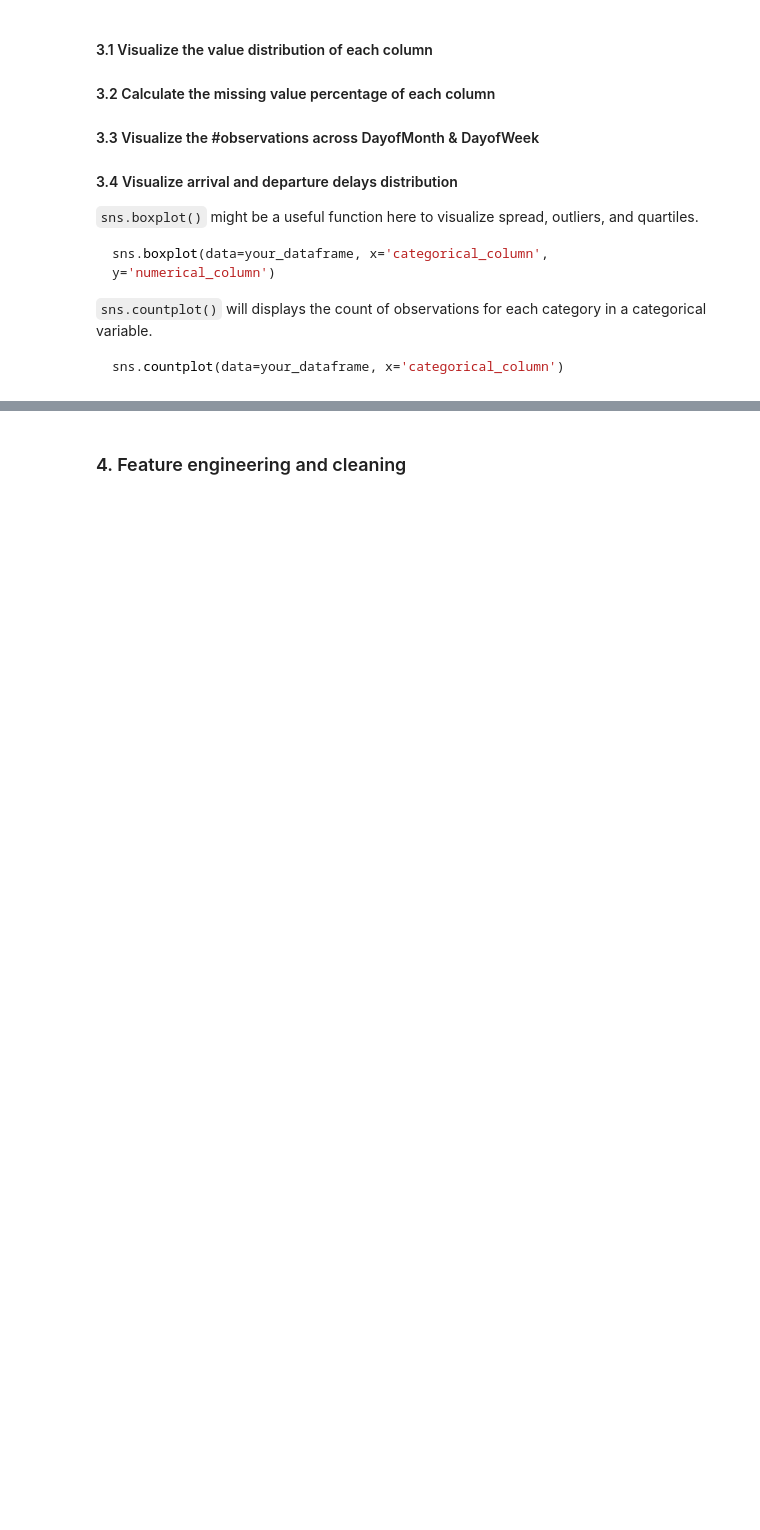
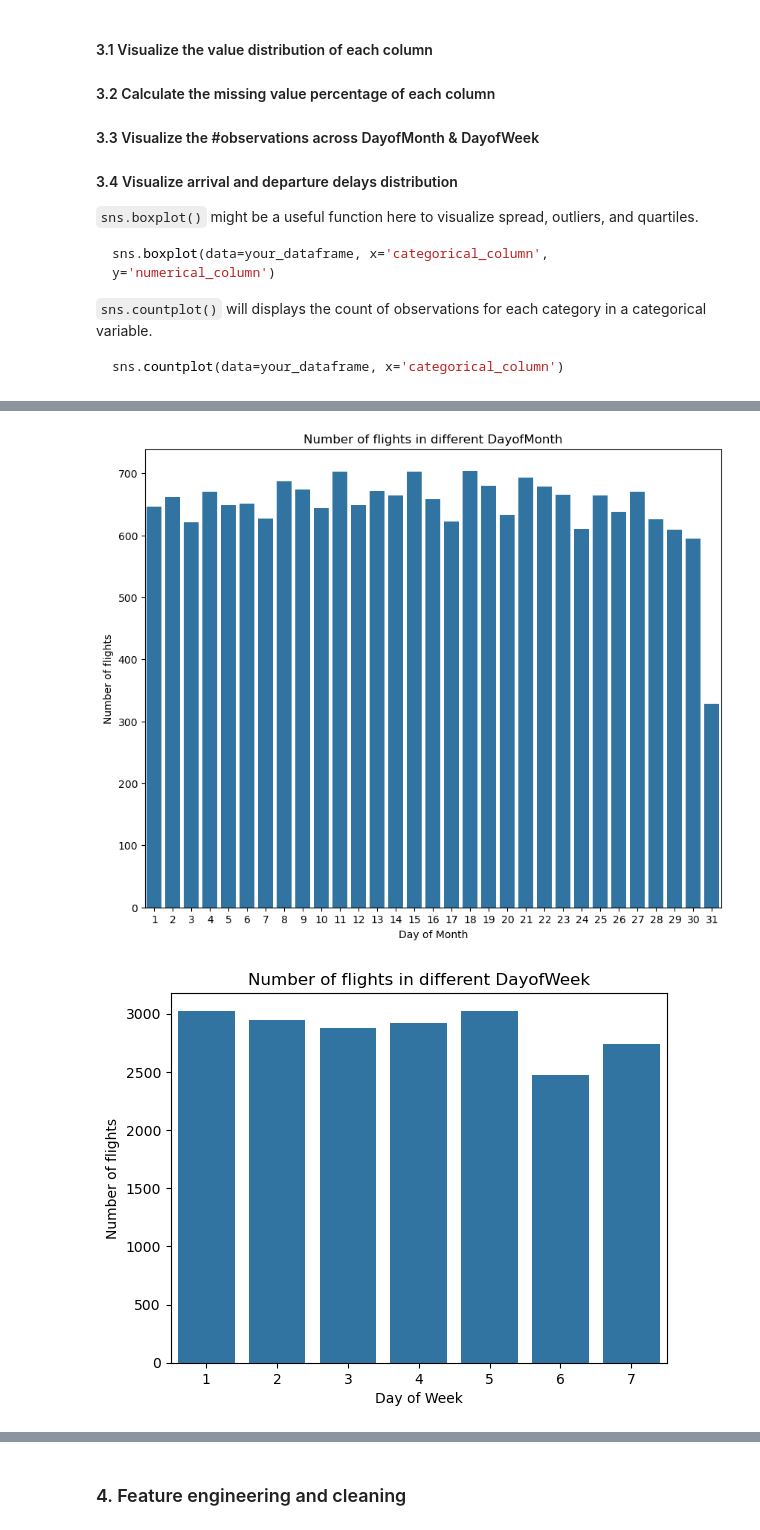
Before and after one commit to yashfadia2026/data_eng300SP_fadia, a Jupyter notebook: labs/lab1/lab1 - Yash Fadia.ipynb, the cells around one changed output, grey strips where cells are left out. Saved outputs shown, nothing was run; the diff lists cells and outputs as text; code cells hidden in the pictures; blank space fills up the shorter version.

```diff
--- a/labs/lab1/lab1 - Yash Fadia.ipynb
+++ b/labs/lab1/lab1 - Yash Fadia.ipynb
@@ -208,6 +233,21 @@ KeyError: 'UniqueCarrier'
 # %%
 ## 3.3 Count number of flights in different DayofMonth and DayOfWeek
-
 ## Visualize with Barchart
+count_dayofmonth = data['DayofMonth'].value_counts().sort_index()
+count_dayofweek = data['DayOfWeek'].value_counts().sort_index()
+plt.figure(figsize = (10,8))
+sns.barplot(x = count_dayofmonth.index, y = count_dayofmonth.values)
+plt.title('Number of flights in different DayofMonth')
+plt.xlabel('Day of Month')
+plt.ylabel('Number of flights')
+plt.show()
+sns.barplot(x = count_dayofweek.index, y = count_dayofweek.values)
+plt.title('Number of flights in different DayofWeek')
+plt.xlabel('Day of Week')
+plt.ylabel('Number of flights')
+plt.show()
+# %% [output]
+[figure, added]
+[figure, added]
 # %%
 ## 3.4.1 Histogram of Departure Time
```
Also changed, not shown: parts of 15 cells of this notebook, 1 other file.
